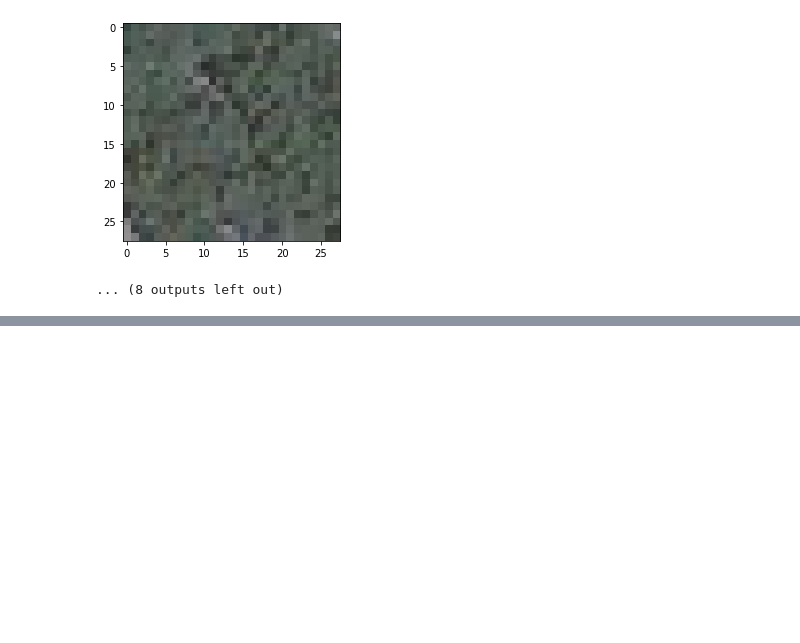
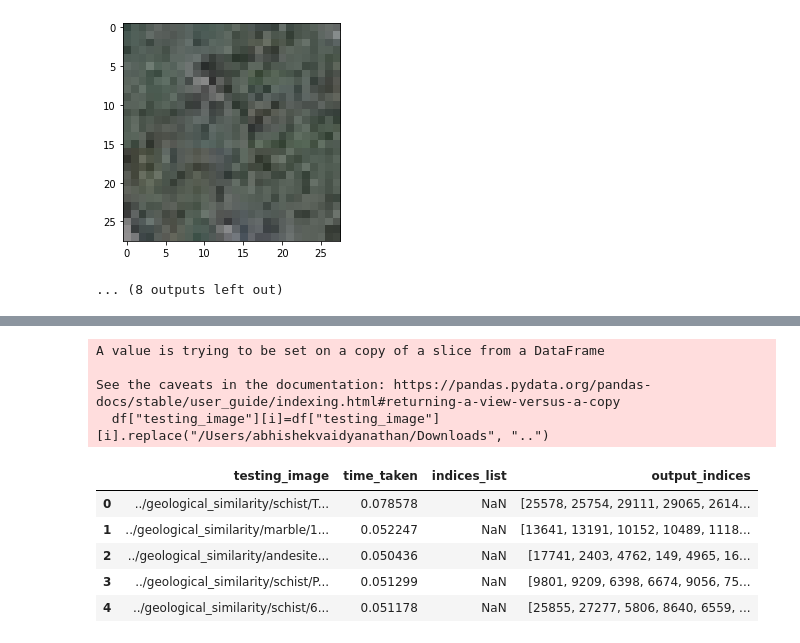
Before and after one commit to kiranbodipati/Similarity_search_review, a Jupyter notebook: faiss/faiss_inference.ipynb, the cells around one changed output, grey strips where cells are left out. Saved outputs shown, nothing was run; the diff lists cells and outputs as text; code cells hidden in the pictures; blank space fills up the shorter version.

```diff
--- a/faiss/faiss_inference.ipynb
+++ b/faiss/faiss_inference.ipynb
@@ -182,0 +213,15 @@ geological_similarity\rhyolite\2XWKV.jpg
+# %%
+for i in range(len(df["testing_image"])):
+    df["testing_image"][i]=df["testing_image"][i].replace("/Users/abhishekvaidyanathan/Downloads", "..")
+df.head()
+# %% [output]
+A value is trying to be set on a copy of a slice from a DataFrame
+
+See the caveats in the documentation: https://pandas.pydata.org/pandas-docs/stable/user_guide/indexing.html#returning-a-view-versus-a-copy
+  df["testing_image"][i]=df["testing_image"][i].replace("/Users/abhishekvaidyanathan/Downloads", "..")
+|  | testing_image | time_taken | indices_list | output_indices |
+| 0 | ../geological_similarity/schist/T... | 0.078578 | NaN | [25578, 25754, 29111, 29065, 2614... |
+| 1 | ../geological_similarity/marble/1... | 0.052247 | NaN | [13641, 13191, 10152, 10489, 1118... |
+| 2 | ../geological_similarity/andesite... | 0.050436 | NaN | [17741, 2403, 4762, 149, 4965, 16... |
+| 3 | ../geological_similarity/schist/P... | 0.051299 | NaN | [9801, 9209, 6398, 6674, 9056, 75... |
+| 4 | ../geological_similarity/schist/6... | 0.051178 | NaN | [25855, 27277, 5806, 8640, 6559, ... |
```
Also changed, not shown: parts of 11 cells of this notebook, 8 other files.
